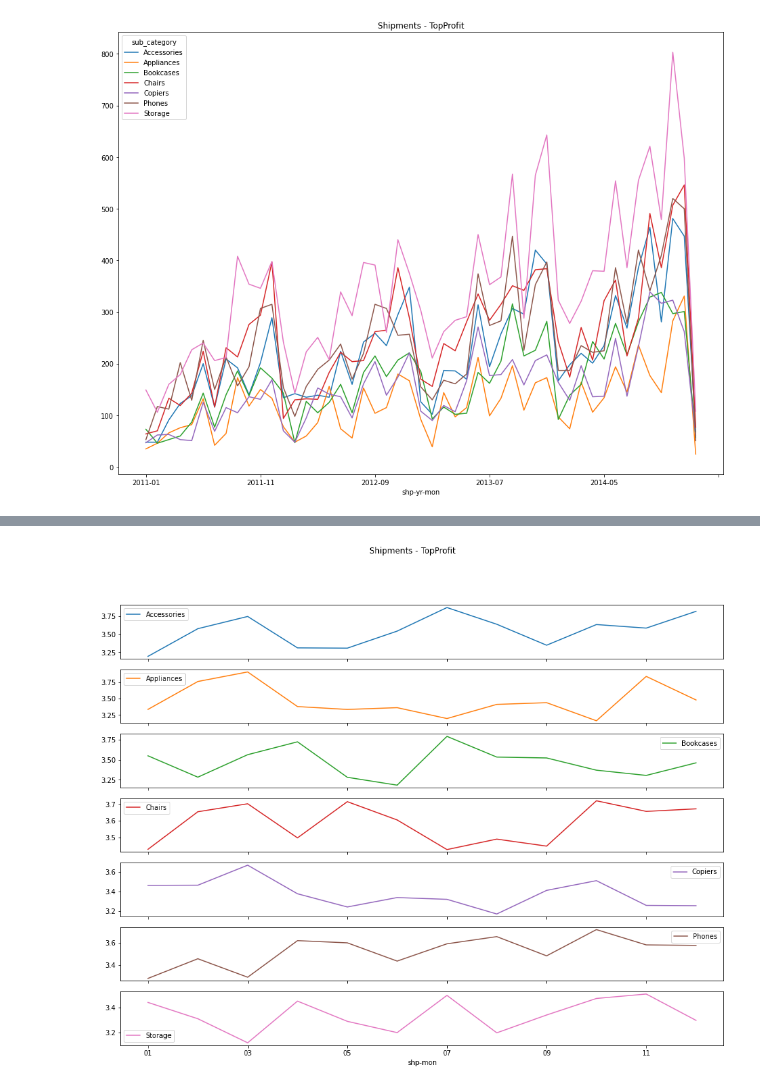
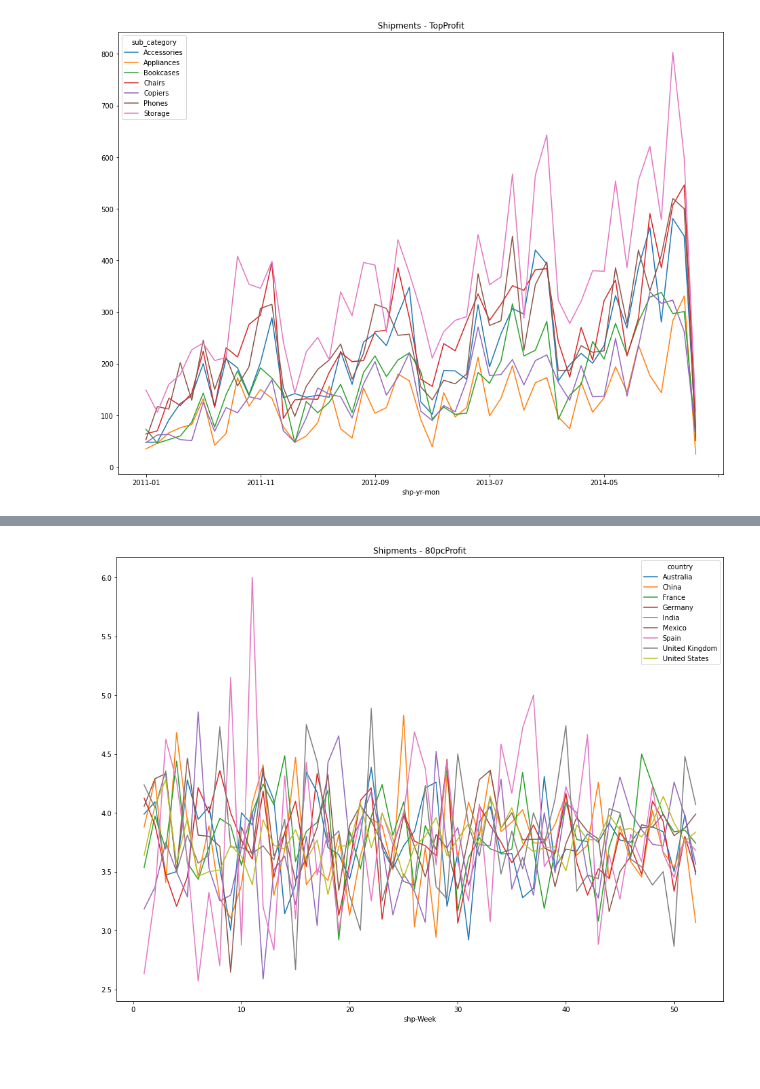
Before and after one commit to Praxis-QR/PythonForManagers, a Jupyter notebook: Superstore_Sales_Data_Analysis_2023.ipynb, the cells around one changed output, grey strips where cells are left out. Cells and saved outputs as stored; diff of their text form; code cells hidden in the pictures; blank space fills up the shorter version.

```diff
--- a/Superstore_Sales_Data_Analysis_2023.ipynb
+++ b/Superstore_Sales_Data_Analysis_2023.ipynb
@@ -642,5 +647,8 @@ plot(title = 'Shipments - TopProfit', figsize = (16,12));
+# %%
+#df['Week_Number'] = df['Date'].dt.isocalendar().week
+dfCopy['shp-Week'] = pd.to_datetime(dfCopy['ship_date']).dt.isocalendar().week
 # %%
-pd.pivot_table(dfCopy[dfCopy['sub_category'] != 'Not80pcProfit'], index = 'shp-mon', columns = 'sub_category', values = 'quantity', aggfunc = 'mean').\
-plot(subplots=True,title = 'Shipments - TopProfit', figsize = (16,12));
+pd.pivot_table(dfCopy[dfCopy['country'] != 'Not80pcProfit'], index = 'shp-Week', columns = 'country', values = 'quantity', aggfunc = 'mean')\
+.plot(title = 'Shipments - 80pcProfit', figsize = (16,12));
 # %% [output]
-[figure, old version]
+[figure, new version]
```
Also changed, not shown: parts of 14 cells of this notebook.
